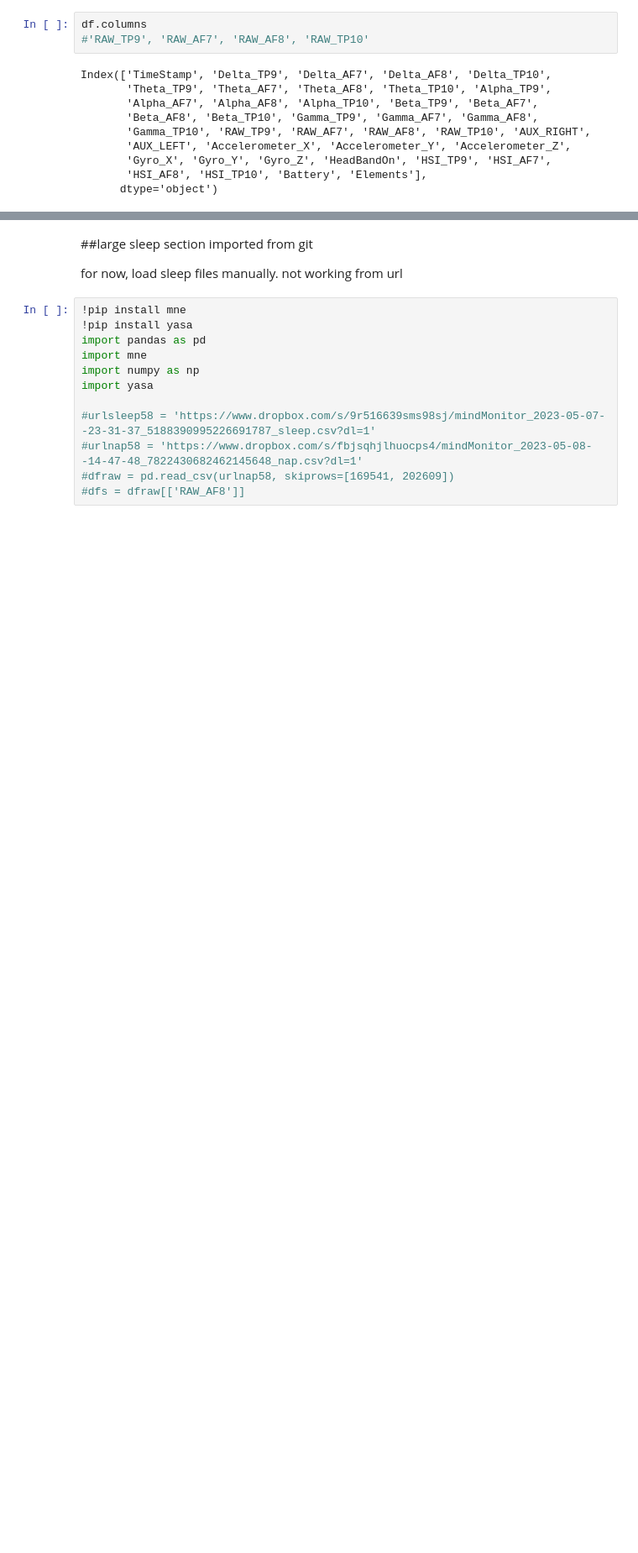
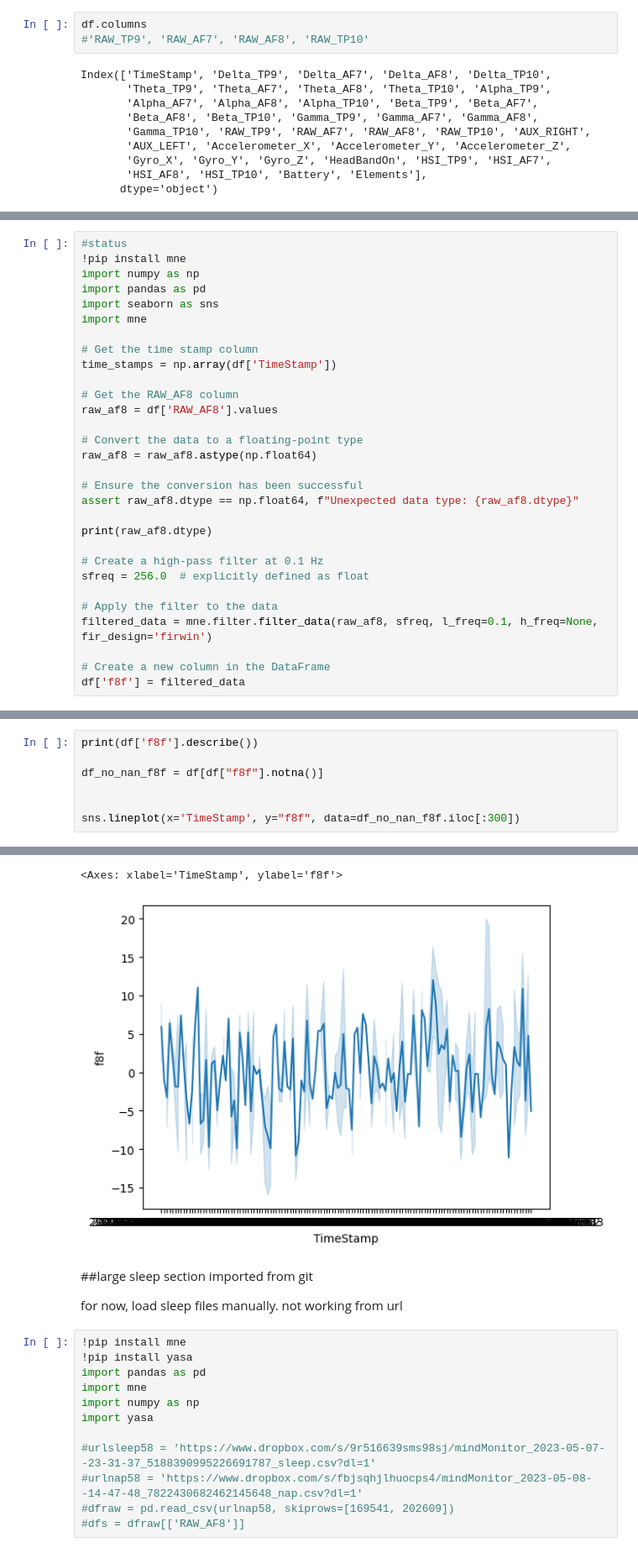
Before and after one commit to travelmail26/projectsleep, a Jupyter notebook: Muse_Processing.ipynb, the cells around one changed output, grey strips where cells are left out. Shown: that part at 84% size. Saved outputs shown, nothing was run; the diff lists cells and outputs as text; blank space fills up the shorter version.

Commit message:
filter values

```diff
--- a/Muse_Processing.ipynb
+++ b/Muse_Processing.ipynb
@@ -691,0 +695,30 @@ Index(['TimeStamp', 'Delta_TP9', 'Delta_AF7', 'Delta_AF8', 'Delta_TP10',
+# %%
+#status
+!pip install mne
+import numpy as np
+import pandas as pd
+import seaborn as sns
+import mne
+
+# Get the time stamp column
+time_stamps = np.array(df['TimeStamp'])
+
+# Get the RAW_AF8 column
+raw_af8 = df['RAW_AF8'].values
+
+# Convert the data to a floating-point type
+raw_af8 = raw_af8.astype(np.float64)
+
+# Ensure the conversion has been successful
+assert raw_af8.dtype == np.float64, f"Unexpected data type: {raw_af8.dtype}"
+
+print(raw_af8.dtype)
+
+# Create a high-pass filter at 0.1 Hz
+sfreq = 256.0  # explicitly defined as float
+
+# Apply the filter to the data
+filtered_data = mne.filter.filter_data(raw_af8, sfreq, l_freq=0.1, h_freq=None, fir_design='firwin')
+
+# Create a new column in the DataFrame
+df['f8f'] = filtered_data
@@ -691,0 +746,8 @@ Index(['TimeStamp', 'Delta_TP9', 'Delta_AF7', 'Delta_AF8', 'Delta_TP10',
+# %%
+print(df['f8f'].describe())
+
+df_no_nan_f8f = df[df["f8f"].notna()]
+
+
+sns.lineplot(x='TimeStamp', y="f8f", data=df_no_nan_f8f.iloc[:300])
+# %% [output]
@@ -692,3 +763,5 @@ Index(['TimeStamp', 'Delta_TP9', 'Delta_AF7', 'Delta_AF8', 'Delta_TP10',
+<Axes: xlabel='TimeStamp', ylabel='f8f'>
+[figure, added]
 # %% [markdown]
 ##large sleep section imported from git
 
```
Also changed, not shown: parts of 6 cells of this notebook.
